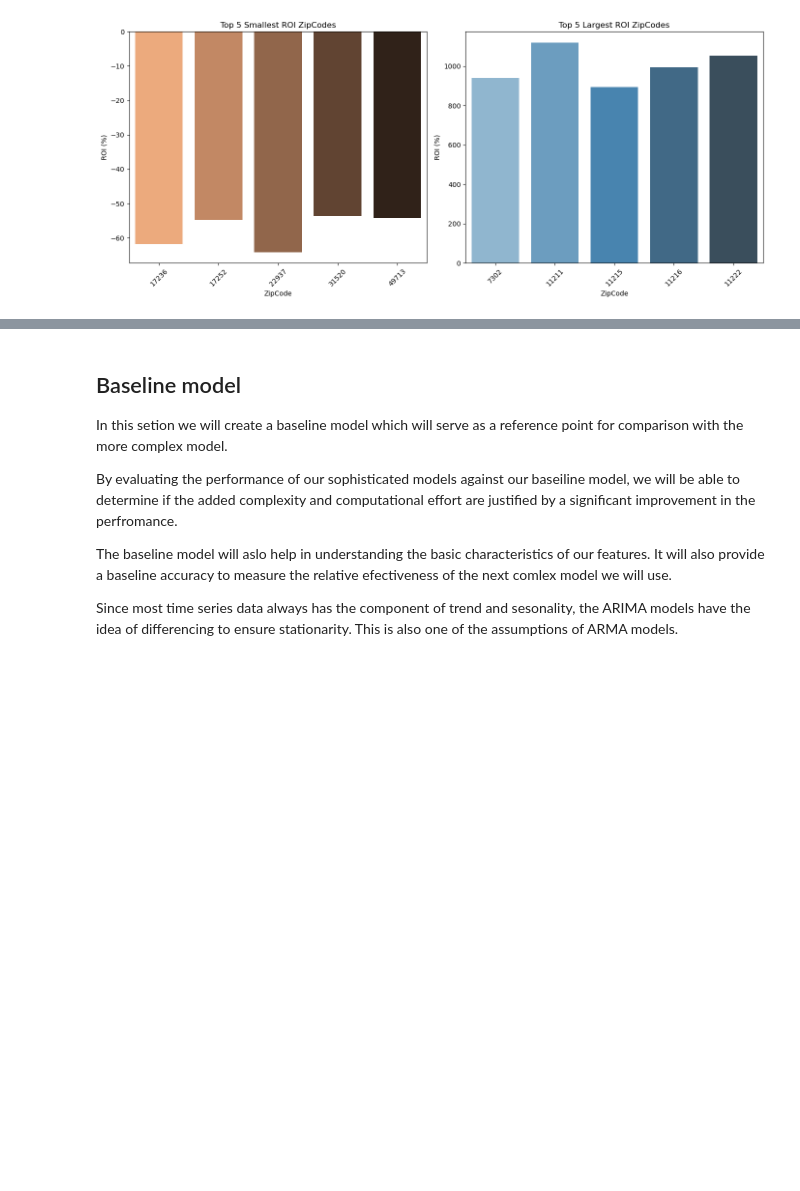
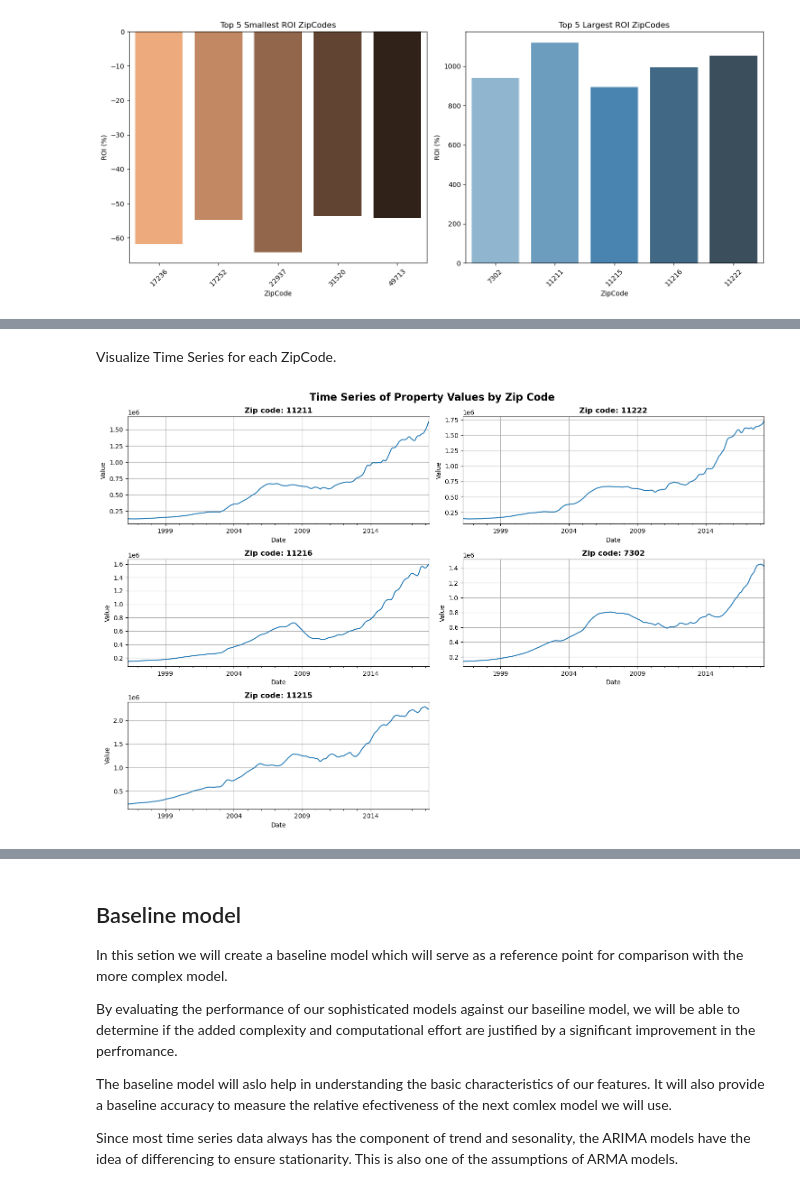
Before and after one commit to PaulMuniu/Phase-4-Group-Project, a Jupyter notebook: Student.ipynb, the cells around one changed output, grey strips where cells are left out. Saved outputs shown, nothing was run; the diff lists cells and outputs as text; code cells hidden in the pictures; blank space fills up the shorter version.

```diff
--- a/Student.ipynb
+++ b/Student.ipynb
@@ -463,7 +463,7 @@ df_quarterly.head()
 (c) Yearly data
 # %%
 # Extract year
-data['year'] = data['Date'].dt.year
+data['Year'] = data['Date'].dt.year
 
 # Group by year and calculate mean
 df_yearly = data.groupby(['RegionID', 'ZipCode', 'City', 'State', 'CountyName', 'SizeRank', 'year']).agg({'Value': 'mean', 'ROI (%)': 'mean'}).reset_index()
@@ -617,0 +624,4 @@ plt.show();
+# %%
+# Filter data for the top 5 zipcodes based on %ROI
+top_zipcodes = pd.merge(data, top_5_zipcodes)
+top_zipcodes.head(50)
@@ -617,0 +669,15 @@ plt.show();
+# %%
+df_zip = top_zipcodes.drop(columns=['RegionID', 'SizeRank', 'City', 'State','CountyName'])
+df_zip = df_zip.set_index('Date')
+
+# Create individualized time series for each zip code
+# list containing the 5 different time series.
+zipcodes = [11211, 11222, 11216, 7302, 11215]
+df_ts = []
+for zipcode in zipcodes:
+    # Create separate dataframes for each zipcode with a monthly frequency
+    df_model = df_zip[df_zip['ZipCode'] == zipcode].asfreq('MS')
+    df_model['GrowthRate'] = df_model['GrowthRate'].fillna(method='bfill')
+    df_ts.append(df_model)
+    print(f'\nZip code {zipcode} time series ***')
+    print(df_model.head())
@@ -617,0 +702,19 @@ plt.show();
+# %% [markdown]
+Visualize Time Series for each ZipCode.
+# %%
+# Create the subplots
+plt.figure(figsize=(15, 10))
+plt.suptitle('Time Series of Property Values by Zip Code', fontsize=16, weight='bold')
+
+for index, zipcode in enumerate(zipcodes):
+    plt.subplot(3, 2, index+1)
+    df_ts[index]['Value'].plot()
+    plt.title(f'Zip code: {zipcode}', weight='bold')
+    plt.xlabel('Date')
+    plt.ylabel('Value')
+    plt.grid(True)
+
+plt.tight_layout()
+plt.show();
+# %% [output]
+[figure, added]
```
Also changed, not shown: parts of 29 cells of this notebook.
